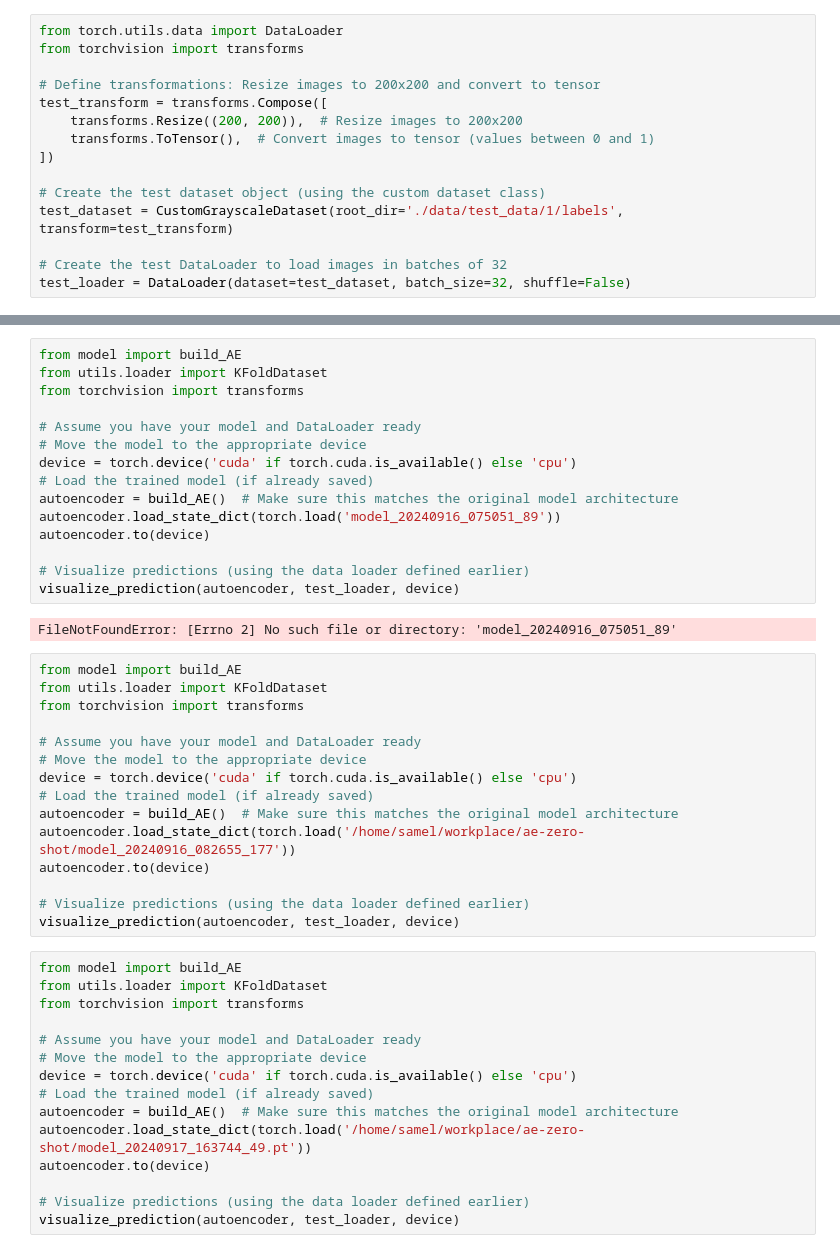
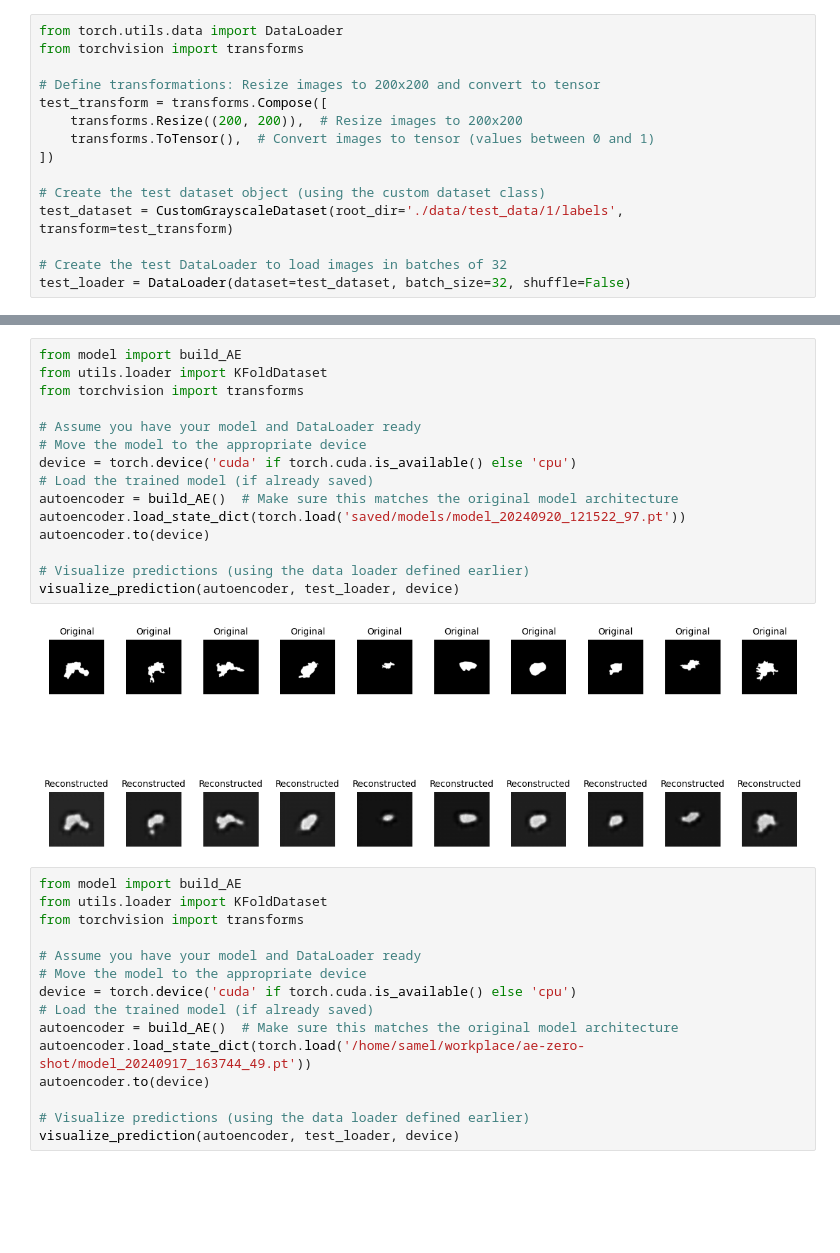
Before and after one commit to Samel0731/ae-zero-shot, a Jupyter notebook: inference.ipynb, the cells around one changed output, grey strips where cells are left out. Saved outputs shown, nothing was run; the diff lists cells and outputs as text; blank space fills up the shorter version.

```diff
--- a/inference.ipynb
+++ b/inference.ipynb
@@ -89,35 +108,20 @@ test_loader = DataLoader(dataset=test_dataset, batch_size=32, shuffle=False)
 # %%
 from model import build_AE
 from utils.loader import KFoldDataset
 from torchvision import transforms
 
 # Assume you have your model and DataLoader ready
 # Move the model to the appropriate device
 device = torch.device('cuda' if torch.cuda.is_available() else 'cpu')
 # Load the trained model (if already saved)
 autoencoder = build_AE()  # Make sure this matches the original model architecture
-autoencoder.load_state_dict(torch.load('model_20240916_075051_89'))
+autoencoder.load_state_dict(torch.load('saved/models/model_20240920_121522_97.pt'))
 autoencoder.to(device)
 
 # Visualize predictions (using the data loader defined earlier)
 visualize_prediction(autoencoder, test_loader, device)
 # %% [output]
-FileNotFoundError: [Errno 2] No such file or directory: 'model_20240916_075051_89'
+[figure, added]
-# %%
-from model import build_AE
-from utils.loader import KFoldDataset
-from torchvision import transforms
-
-# Assume you have your model and DataLoader ready
-# Move the model to the appropriate device
-device = torch.device('cuda' if torch.cuda.is_available() else 'cpu')
-# Load the trained model (if already saved)
-autoencoder = build_AE()  # Make sure this matches the original model architecture
-autoencoder.load_state_dict(torch.load('/home/samel/workplace/ae-zero-shot/model_20240916_082655_177'))
-autoencoder.to(device)
-
-# Visualize predictions (using the data loader defined earlier)
-visualize_prediction(autoencoder, test_loader, device)
 # %%
 from model import build_AE
 from utils.loader import KFoldDataset
```
Also changed, not shown: parts of 2 cells of this notebook, 2 other files.
